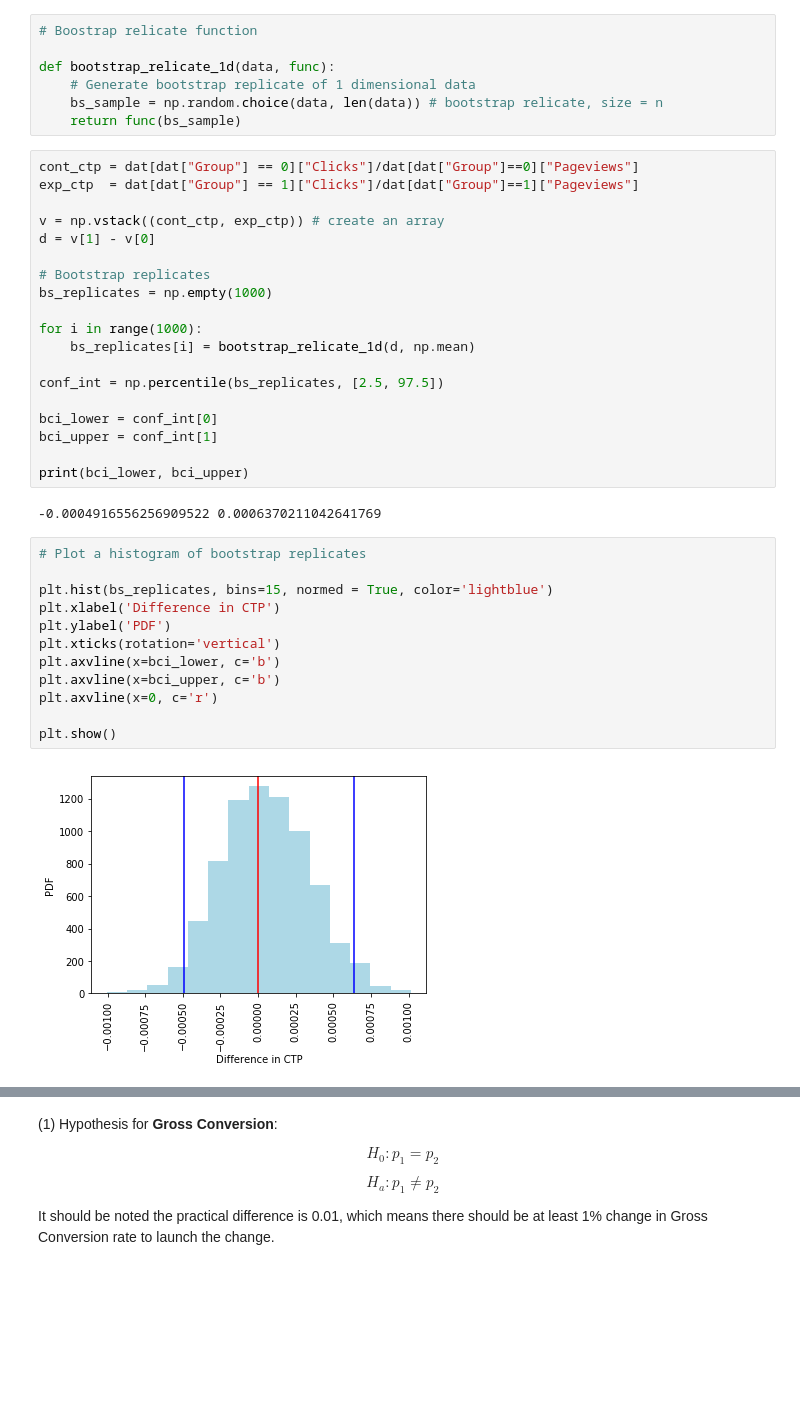
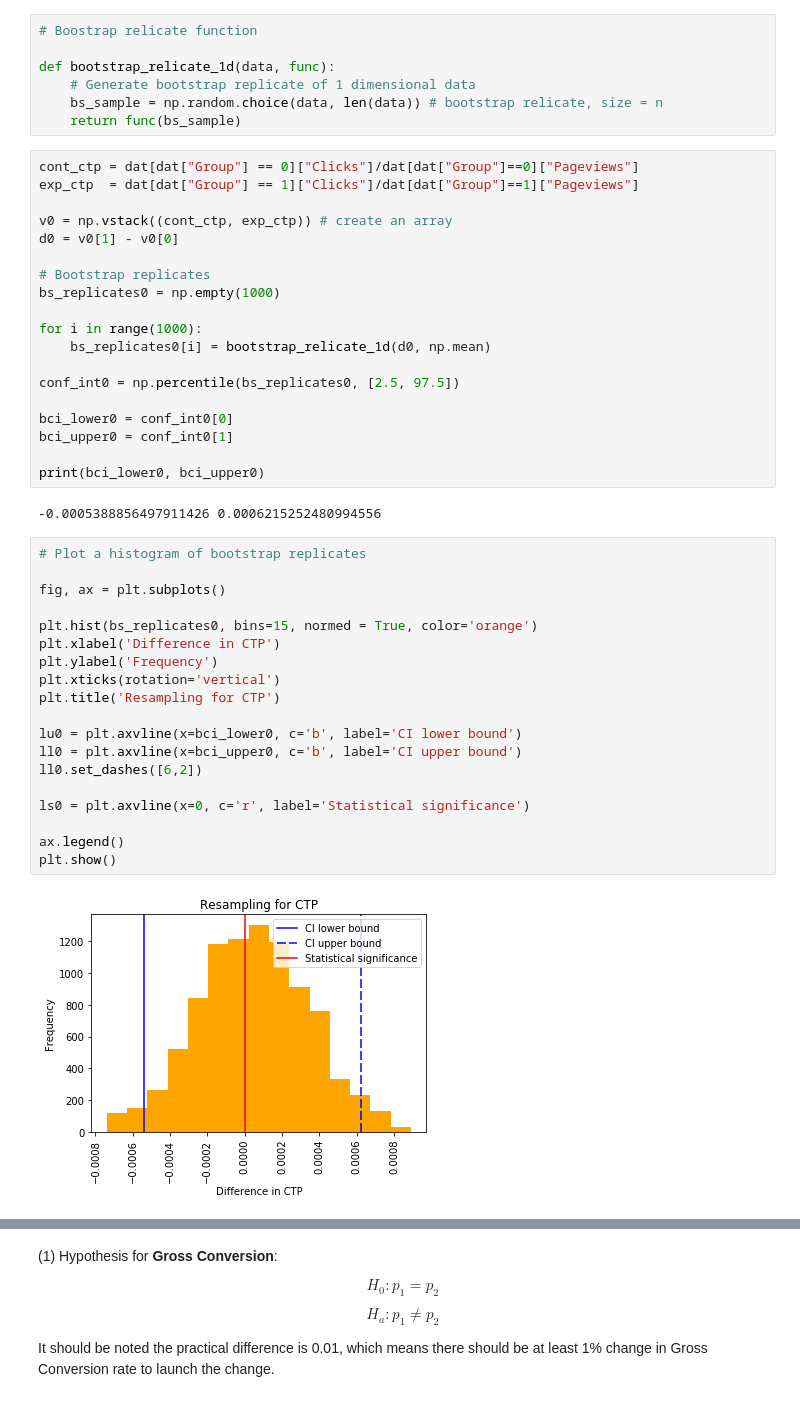
Before and after one commit to annsway/Python, a Jupyter notebook: A.B Testing/A.B Testing Project - Free Trial Screener.ipynb, the cells around one changed output, grey strips where cells are left out. Drawn from its saved outputs; the diff is of its cells as text; blank space fills up the shorter version.

```diff
--- a/A.B Testing/A.B Testing Project - Free Trial Screener.ipynb
+++ b/A.B Testing/A.B Testing Project - Free Trial Screener.ipynb
@@ -329,35 +322,42 @@ def bootstrap_relicate_1d(data, func):
 cont_ctp = dat[dat["Group"] == 0]["Clicks"]/dat[dat["Group"]==0]["Pageviews"]
 exp_ctp  = dat[dat["Group"] == 1]["Clicks"]/dat[dat["Group"]==1]["Pageviews"]
 
-v = np.vstack((cont_ctp, exp_ctp)) # create an array
-d = v[1] - v[0]
+v0 = np.vstack((cont_ctp, exp_ctp)) # create an array
+d0 = v0[1] - v0[0]
 
 # Bootstrap replicates
-bs_replicates = np.empty(1000)
+bs_replicates0 = np.empty(1000)
 
 for i in range(1000):
-    bs_replicates[i] = bootstrap_relicate_1d(d, np.mean)
+    bs_replicates0[i] = bootstrap_relicate_1d(d0, np.mean)
 
-conf_int = np.percentile(bs_replicates, [2.5, 97.5])
+conf_int0 = np.percentile(bs_replicates0, [2.5, 97.5])
 
-bci_lower = conf_int[0]
-bci_upper = conf_int[1]
+bci_lower0 = conf_int0[0]
+bci_upper0 = conf_int0[1]
 
-print(bci_lower, bci_upper)
+print(bci_lower0, bci_upper0)
 # %% [output]
--0.0004916556256909522 0.0006370211042641769
+-0.0005388856497911426 0.0006215252480994556
 # %%
 # Plot a histogram of bootstrap replicates
 
-plt.hist(bs_replicates, bins=15, normed = True, color='lightblue')
+fig, ax = plt.subplots()
+
+plt.hist(bs_replicates0, bins=15, normed = True, color='orange')
 plt.xlabel('Difference in CTP')
-plt.ylabel('PDF')
+plt.ylabel('Frequency')
 plt.xticks(rotation='vertical')
-plt.axvline(x=bci_lower, c='b')
-plt.axvline(x=bci_upper, c='b')
-plt.axvline(x=0, c='r')
+plt.title('Resampling for CTP')
 
+lu0 = plt.axvline(x=bci_lower0, c='b', label='CI lower bound')
+ll0 = plt.axvline(x=bci_upper0, c='b', label='CI upper bound')
+ll0.set_dashes([6,2])
+
+ls0 = plt.axvline(x=0, c='r', label='Statistical significance')
+
+ax.legend()
 plt.show()
 # %% [output]
-[figure, old version]
+[figure, new version]
 # %% [markdown]
```
Also changed, not shown: parts of 48 cells of this notebook, 3 other files.
